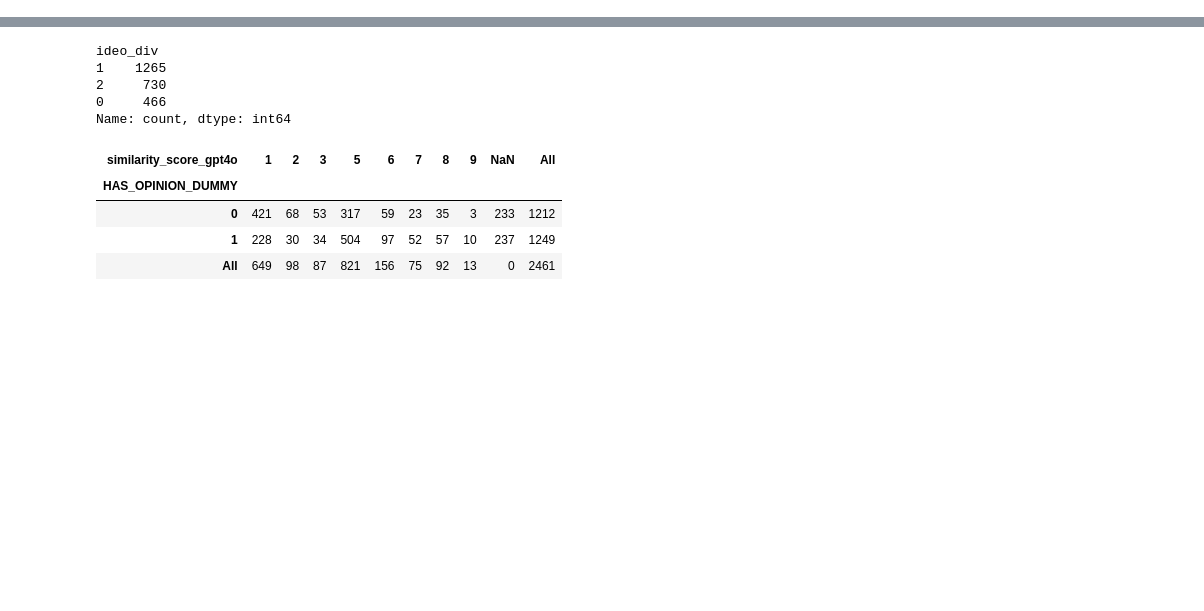
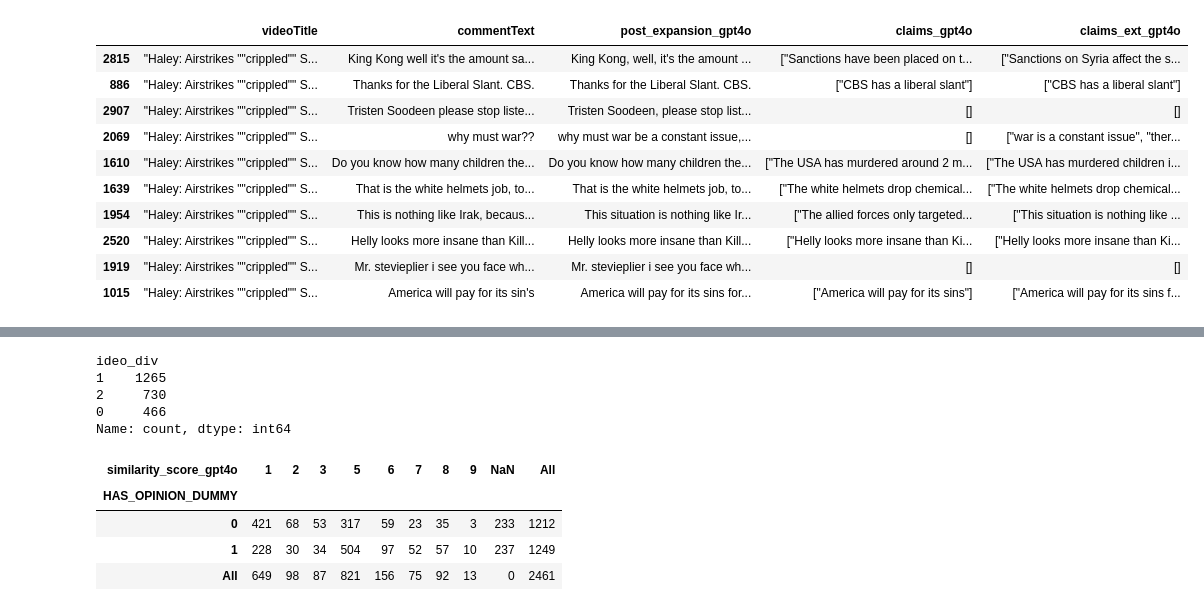
Before and after one commit to cl-trier/TWON-Exploration, a Jupyter notebook: 41--Prompt-diversity-evaluation.ipynb, the cells around one changed output, grey strips where cells are left out. Saved outputs shown, nothing was run; the diff lists cells and outputs as text; code cells hidden in the pictures; blank space fills up the shorter version.

Commit message:
updated notebooks, added new expansion prompt, pilot analysis on gllm annotation bias, polthread selection reddit

```diff
--- a/41--Prompt-diversity-evaluation.ipynb
+++ b/41--Prompt-diversity-evaluation.ipynb
@@ -26,0 +47,14 @@ YTdebatethreads = pd.read_parquet(f'{CFG.report_dir}/pubsphere_YT_debate_threads
+# %%
+YT_claim_embeds.loc[:, ['videoTitle',"commentText", "post_expansion_gpt4o", 'claims_gpt4o', 'claims_ext_gpt4o']].iloc[10:20]
+# %% [output]
+|  | videoTitle | commentText | post_expansion_gpt4o | claims_gpt4o | claims_ext_gpt4o |
+| 2815 | "Haley: Airstrikes ""crippled"" S... | King Kong well it's the amount sa... | King Kong, well, it's the amount ... | ["Sanctions have been placed on t... | ["Sanctions on Syria affect the s... |
+| 886 | "Haley: Airstrikes ""crippled"" S... | Thanks for the Liberal Slant. CBS. | Thanks for the Liberal Slant. CBS. | ["CBS has a liberal slant"] | ["CBS has a liberal slant"] |
+| 2907 | "Haley: Airstrikes ""crippled"" S... | Tristen Soodeen please stop liste... | Tristen Soodeen, please stop list... | [] | [] |
+| 2069 | "Haley: Airstrikes ""crippled"" S... | why must war?? | why must war be a constant issue,... | [] | ["war is a constant issue", "ther... |
+| 1610 | "Haley: Airstrikes ""crippled"" S... | Do you know how many children the... | Do you know how many children the... | ["The USA has murdered around 2 m... | ["The USA has murdered children i... |
+| 1639 | "Haley: Airstrikes ""crippled"" S... | That is the white helmets job, to... | That is the white helmets job, to... | ["The white helmets drop chemical... | ["The white helmets drop chemical... |
+| 1954 | "Haley: Airstrikes ""crippled"" S... | This is nothing like Irak, becaus... | This situation is nothing like Ir... | ["The allied forces only targeted... | ["This situation is nothing like ... |
+| 2520 | "Haley: Airstrikes ""crippled"" S... | Helly looks more insane than Kill... | Helly looks more insane than Kill... | ["Helly looks more insane than Ki... | ["Helly looks more insane than Ki... |
+| 1919 | "Haley: Airstrikes ""crippled"" S... | Mr. stevieplier i see you face wh... | Mr. stevieplier i see you face wh... | [] | [] |
+| 1015 | "Haley: Airstrikes ""crippled"" S... | America will pay for its sin's | America will pay for its sins for... | ["America will pay for its sins"] | ["America will pay for its sins f... |
```
Also changed, not shown: parts of 14 cells of this notebook, 7 other files.
